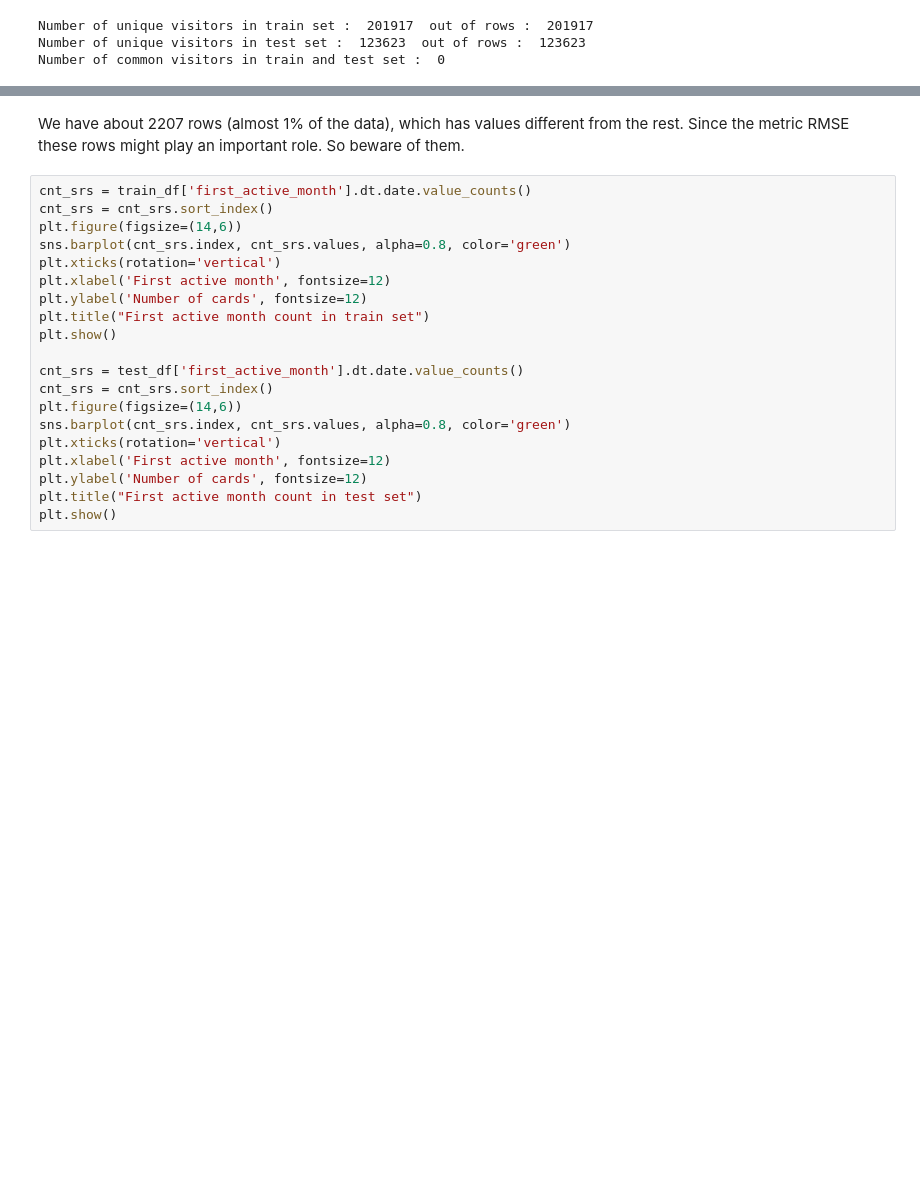
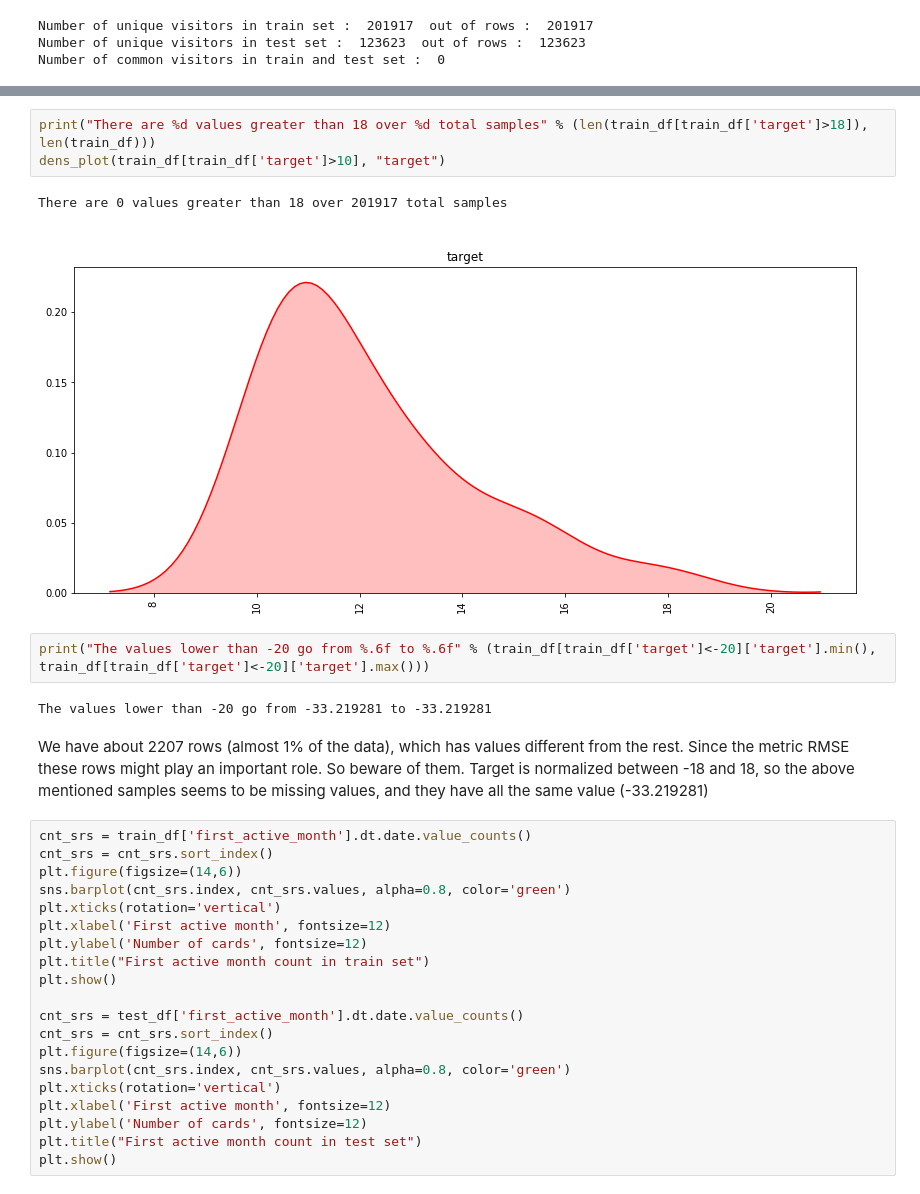
Before and after one commit to TacchinoLeso/ELO, a Jupyter notebook: (1)Train_test_cleaning.ipynb, the cells around one changed output, grey strips where cells are left out. Saved outputs shown, nothing was run; the diff lists cells and outputs as text; blank space fills up the shorter version.

```diff
--- a/(1)Train_test_cleaning.ipynb
+++ b/(1)Train_test_cleaning.ipynb
@@ -109,5 +129,16 @@ plt.show()
+# %%
+print("There are %d values greater than 18 over %d total samples" % (len(train_df[train_df['target']>18]), len(train_df)))
+dens_plot(train_df[train_df['target']>10], "target")
+# %% [output]
+There are 0 values greater than 18 over 201917 total samples
+[figure, added]
+# %%
+print("The values lower than -20 go from %.6f to %.6f" % (train_df[train_df['target']<-20]['target'].min(), train_df[train_df['target']<-20]['target'].max()))
+# %% [output]
+The values lower than -20 go from -33.219281 to -33.219281
 # %% [markdown]
 We have about 2207 rows (almost 1% of the data), which has values different from the rest. Since the metric RMSE these rows might play an important role. So beware of them.
+Target is normalized between -18 and 18, so the above mentioned samples seems to be missing values, and they have all the same value (-33.219281)
 # %%
 cnt_srs = train_df['first_active_month'].dt.date.value_counts()
 cnt_srs = cnt_srs.sort_index()
```
Also changed, not shown: parts of 9 cells of this notebook, 10 other files.
